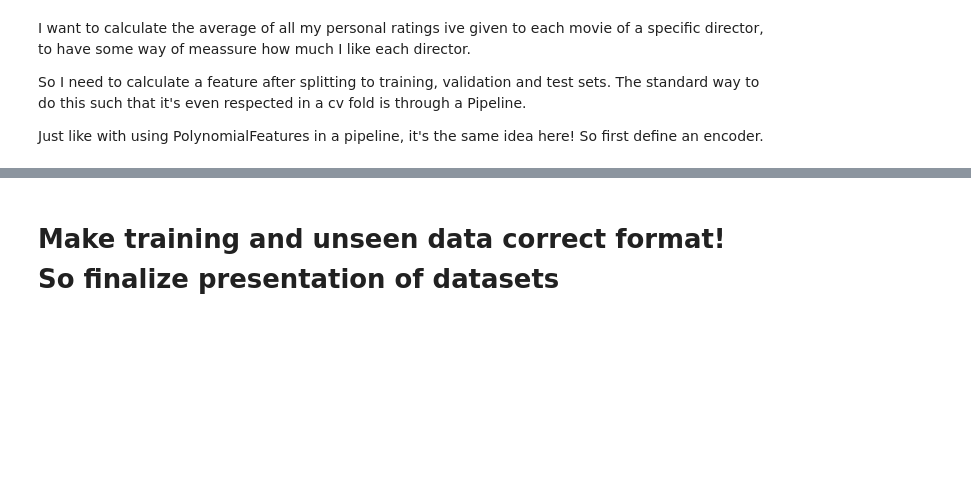
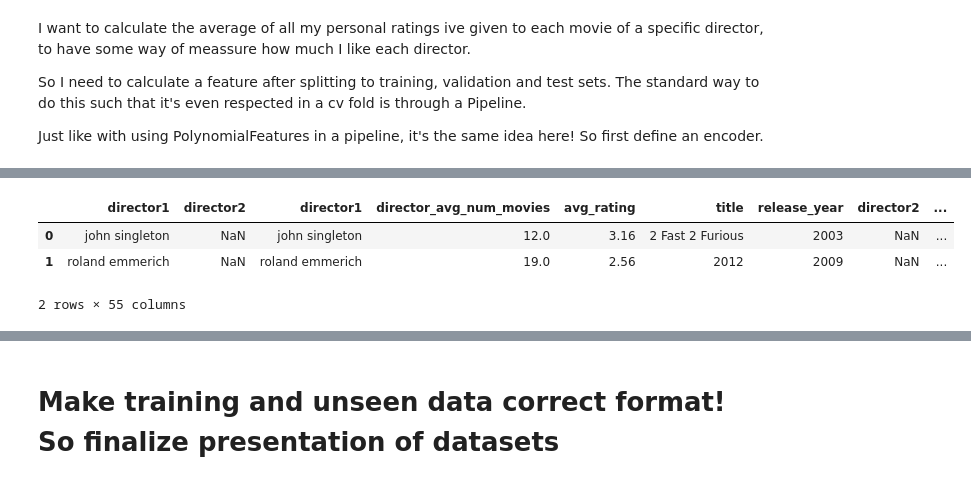
Before and after one commit to Bronzemarkian/ML_movie_project, a Jupyter notebook: ml_model.ipynb, the cells around one changed output, grey strips where cells are left out. Drawn from its saved outputs; the diff is of its cells as text; code cells hidden in the pictures; blank space fills up the shorter version.

```diff
--- a/ml_model.ipynb
+++ b/ml_model.ipynb
@@ -55,6 +55,7 @@ def encode_category(dframe, column_name, name_of_new_column, rare_threshold = 1)
 
     return pd.concat([dframe, new_dframe], axis=1)
 
+# this function below is not really used
 def encode_dataset(dframe: pd.DataFrame, columnnames: List[str], rare_threshold: int = 1):
     dframe_encoded = dframe[:]
     for column in columnnames:
@@ -67,12 +68,21 @@ def encode_data(dframe_data: pd.DataFrame, dframe_unseen: pd.DataFrame, columns_
     """
     Encode training/full dataset as well as the unseen movies dataset at the same time. Returns the encoded versions of the training/full dataset and the unseen movies dataset.
     """
+    # first get original columns so we dont end with multiple of the same column
+    cols_data_original = set(dframe_data.columns) - set(columns_to_encode)
+    cols_unseen_original = set(dframe_unseen.columns) - set(columns_to_encode)
     dfs_data = []
     dfs_unseen = []
+    dfs_data.append(dframe_data[list(cols_data_original)])
+    dfs_unseen.append(dframe_unseen[list(cols_unseen_original)])
+
     for column in columns_to_encode:
         rare_name = f'rare {column}'
         dframe_data_enc = encode_category(dframe_data, column, rare_name)
         dframe_unseen_enc = encode_category(dframe_unseen, column, rare_name, rare_threshold=0) # threshold=0 for nothing put in rare category
+        dframe_data_enc.drop(columns=cols_data_original, inplace=True)
+        dframe_unseen_enc.drop(columns=cols_unseen_original, inplace=True)
+
         cols_data = set(dframe_data_enc.columns)
         cols_unseen = set(dframe_unseen_enc.columns)
         cols_data_only = cols_data - cols_unseen
@@ -86,10 +96,11 @@ def encode_data(dframe_data: pd.DataFrame, dframe_unseen: pd.DataFrame, columns_
         dframe_unseen_enc.drop(columns=cols_unseen_only)
         dfs_data.append(dframe_data_enc)
         dfs_unseen.append(dframe_data_enc)
-    dframe_data_enc = pd.concat(dfs_data)
-    dframe_unseen_enc = pd.concat(dfs_unseen)
-    dframe_data_enc.drop(columns=columns, inplace=True)
-    dframe_unseen_enc.drop(columns=columns, inplace=True)
+
+    dframe_data_enc = pd.concat(dfs_data, axis=1)
+    dframe_unseen_enc = pd.concat(dfs_unseen, axis=1)
+    dframe_data_enc.drop(columns=columns_to_encode, inplace=True)
+    dframe_unseen_enc.drop(columns=columns_to_encode, inplace=True)
 
     return dframe_data_enc, dframe_unseen_enc
 # %%
@@ -139,0 +157,5 @@ preprocess = ColumnTransformer(
+# %%
+X_train1 = df_data_enc.drop(columns='personal_rating')
+y = df_data_enc['personal_rating']
+X_train2 = preprocess.fit_transform(X_train1, y)
+X_train2.head(2)
@@ -139,0 +194,8 @@ preprocess = ColumnTransformer(
+# %%
+X_new = pd.concat([df_data_enc[['director1', 'director2']], X_train1], axis=1)
+X_new.head(2)
+# %% [output]
+|  | director1 | director2 | director1 | director_avg_num_movies | avg_rating | title | release_year | director2 | ... |
+| 0 | john singleton | NaN | john singleton | 12.0 | 3.16 | 2 Fast 2 Furious | 2003 | NaN | ... |
+| 1 | roland emmerich | NaN | roland emmerich | 19.0 | 2.56 | 2012 | 2009 | NaN | ... |
+2 rows × 55 columns
```
Also changed, not shown: parts of 10 cells of this notebook, 3 other files.
